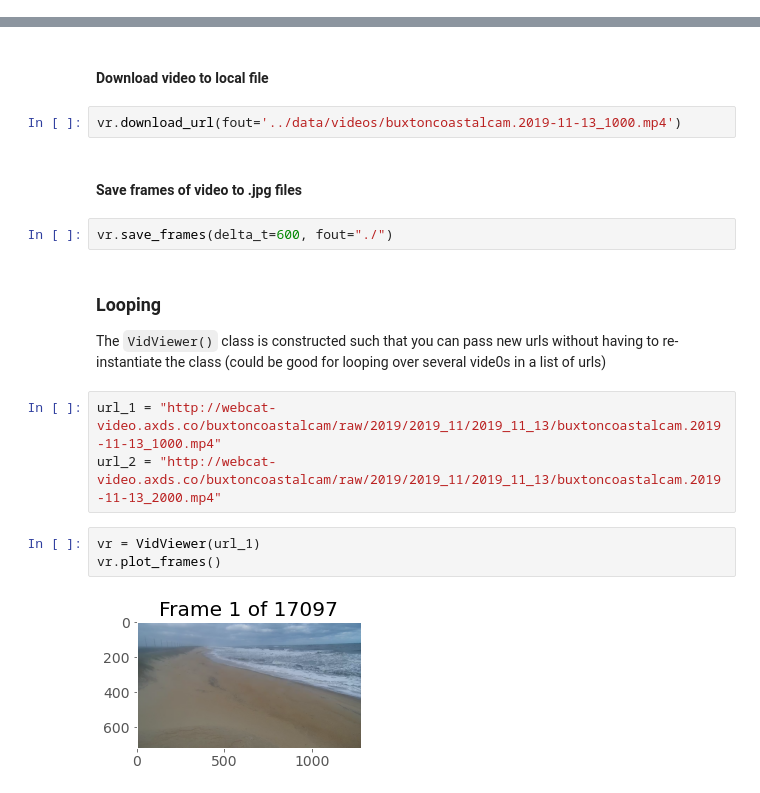
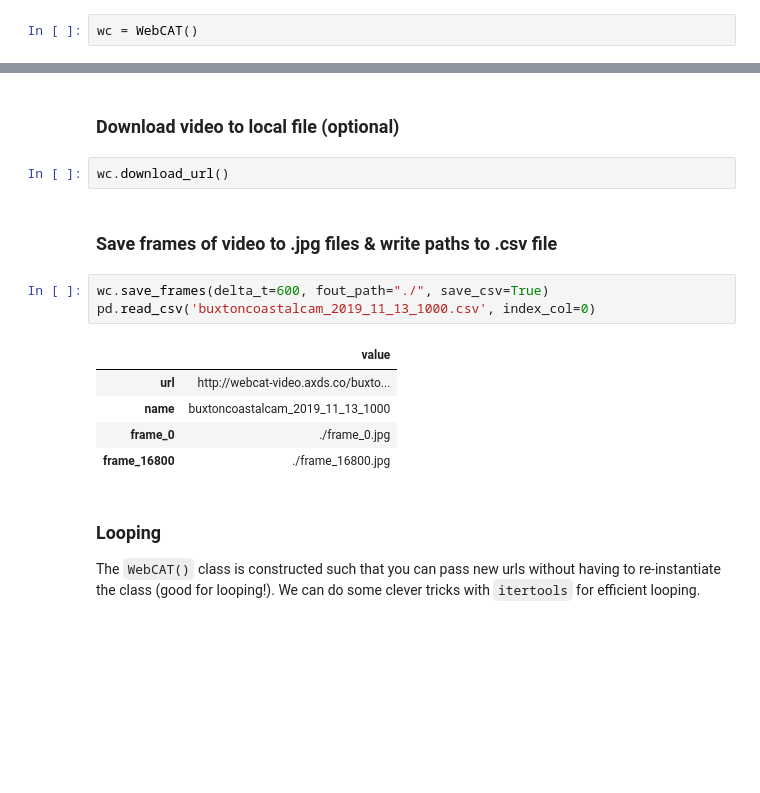
Before and after one commit to UNCG-DAISY/PyWebCAT, a Jupyter notebook: webcat_utils_demo.ipynb, the cells around one changed output, grey strips where cells are left out. Drawn from its saved outputs; the diff is of its cells as text; blank space fills up the shorter version.

```diff
--- a/webcat_utils_demo.ipynb
+++ b/webcat_utils_demo.ipynb
@@ -10,0 +8,2 @@ vr = VidViewer(url)
+# %%
+wc = WebCAT()
@@ -31,22 +37,21 @@ vr.plot_average_frame(step)
 # %% [output]
 [figure]
 # %% [markdown]
-#### Download video to local file
+### Download video to local file (optional)
-# %%
-vr.download_url(fout='../data/videos/buxtoncoastalcam.2019-11-13_1000.mp4')
+# %%
+wc.download_url()
 # %% [markdown]
-#### Save frames of video to .jpg files
+### Save frames of video to .jpg files & write paths to .csv file
-# %%
-vr.save_frames(delta_t=600, fout="./")
+# %%
+wc.save_frames(delta_t=600, fout_path="./", save_csv=True)
+pd.read_csv('buxtoncoastalcam_2019_11_13_1000.csv', index_col=0)
+# %% [output]
+|  | value |
+| url | http://webcat-video.axds.co/buxto... |
+| name | buxtoncoastalcam_2019_11_13_1000 |
+| frame_0 | ./frame_0.jpg |
+| frame_16800 | ./frame_16800.jpg |
 # %% [markdown]
 ### Looping
 
-The `VidViewer()` class is constructed such that you can pass new urls without having to re-instantiate the class (could be good for looping over several vide0s in a list of urls)
+The `WebCAT()` class is constructed such that you can pass new urls without having to re-instantiate the class (good for looping!). We can do some clever tricks with `itertools` for efficient looping.
-# %%
-url_1 = "http://webcat-video.axds.co/buxtoncoastalcam/raw/2019/2019_11/2019_11_13/buxtoncoastalcam.2019-11-13_1000.mp4"
-url_2 = "http://webcat-video.axds.co/buxtoncoastalcam/raw/2019/2019_11/2019_11_13/buxtoncoastalcam.2019-11-13_2000.mp4"
-# %%
-vr = VidViewer(url_1)
-vr.plot_frames()
-# %% [output]
-[figure, removed]
```
Also changed, not shown: parts of 13 cells of this notebook.
